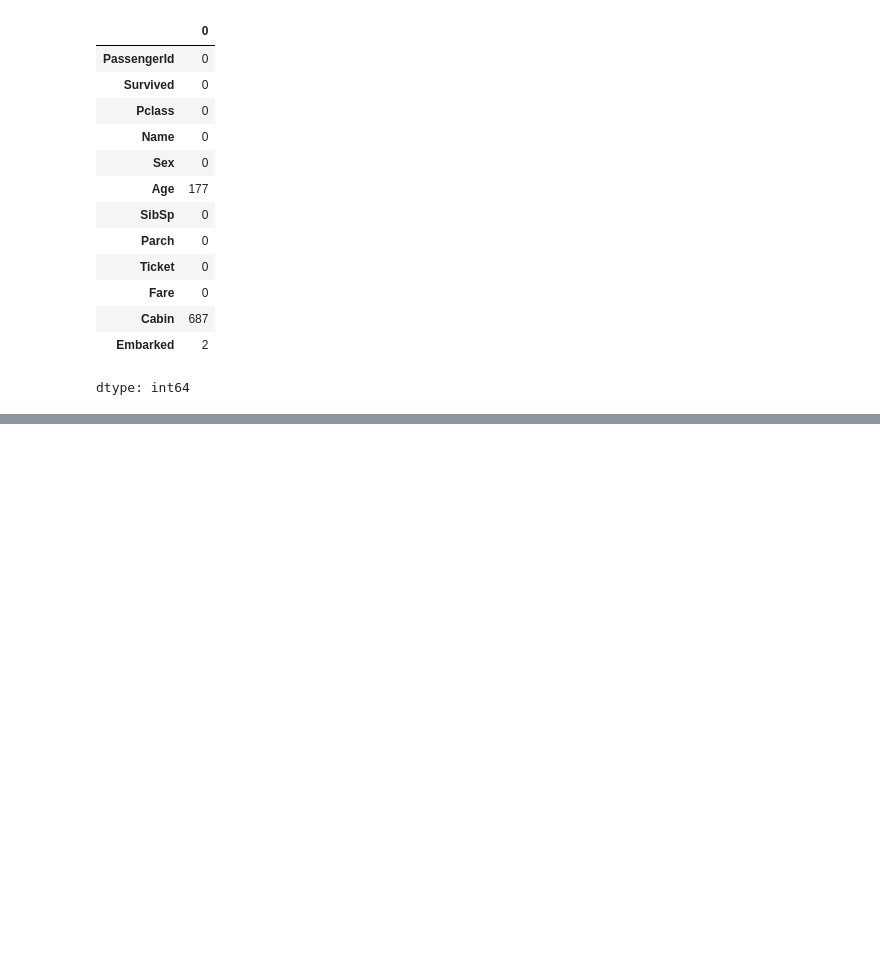
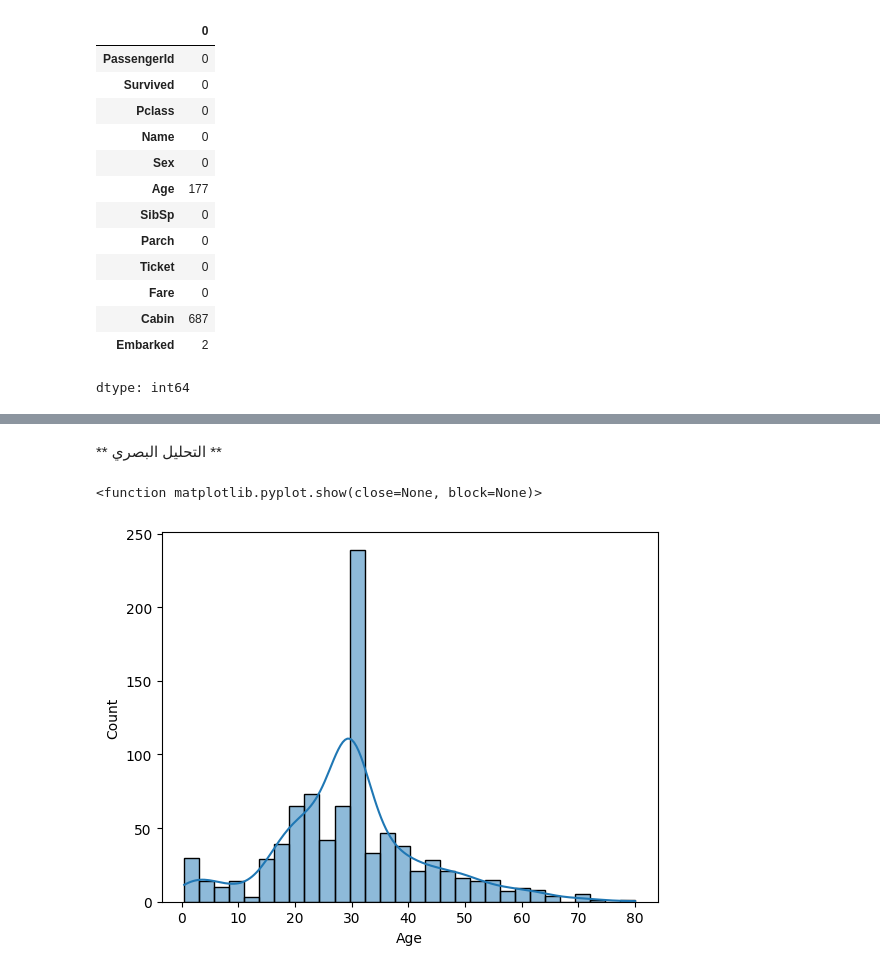
Before and after one commit to atroug/AI-frest-project-for-AI-Master, a Jupyter notebook: taitanc.ipynb, the cells around one changed output, grey strips where cells are left out. Drawn from its saved outputs; the diff is of its cells as text; code cells hidden in the pictures; blank space fills up the shorter version.

```diff
--- a/taitanc.ipynb
+++ b/taitanc.ipynb
@@ -69,0 +72,3 @@ dtype: int64
+# %%
+# تعويض العمر بالمتوسط
+df['Age'].fillna(df['Age'].mean(), inplace=True)
@@ -69,0 +82,6 @@ dtype: int64
+# %%
+# تعويض ميناء الصعود بالقيمة الأكثر تكرارًا
+df['Embarked'] = df['Embarked'].fillna(df['Embarked'].mode()[0])
+# %%
+# حذف الاعمدة الغير مفيدة
+df.drop(['Cabin'], axis=1, inplace=True)
@@ -69,0 +152,2 @@ dtype: int64
+# %% [markdown]
+** التحليل البصري **
@@ -69,0 +159,6 @@ dtype: int64
+# %%
+sns.histplot(df['Age'], kde=True)
+plt.show
+# %% [output]
+<function matplotlib.pyplot.show(close=None, block=None)>
+[figure, added]
```
Also changed, not shown: parts of 9 cells of this notebook.
